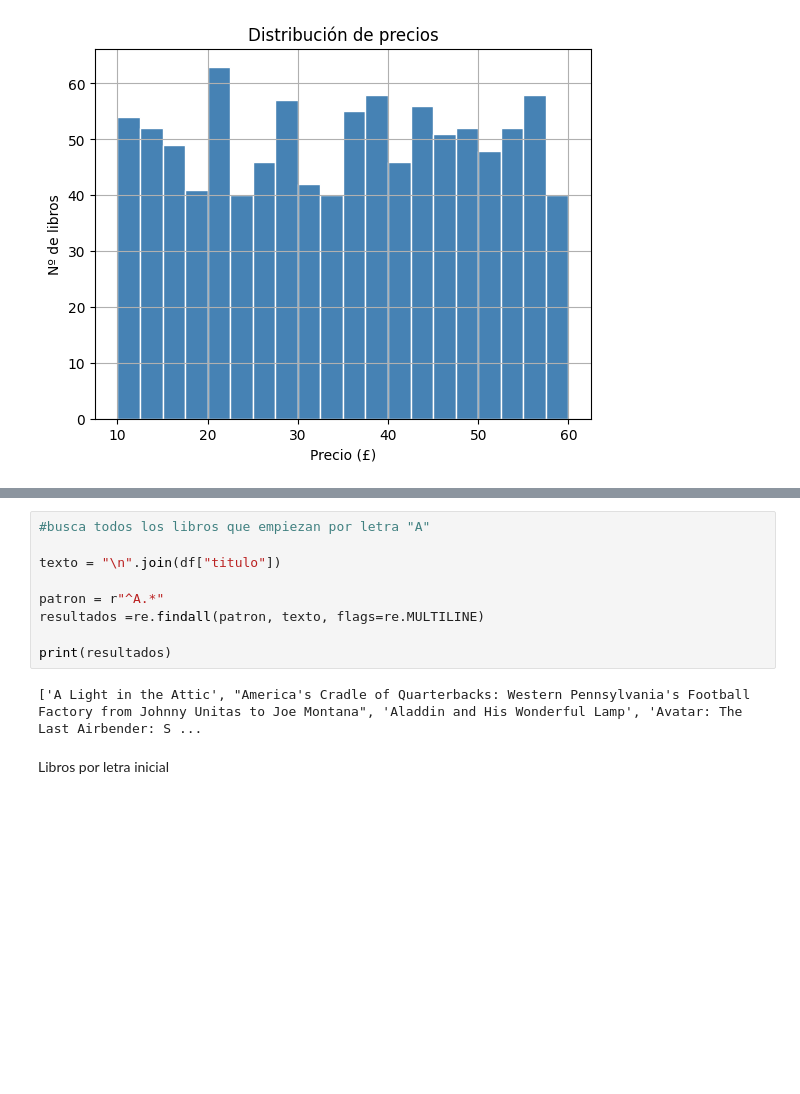
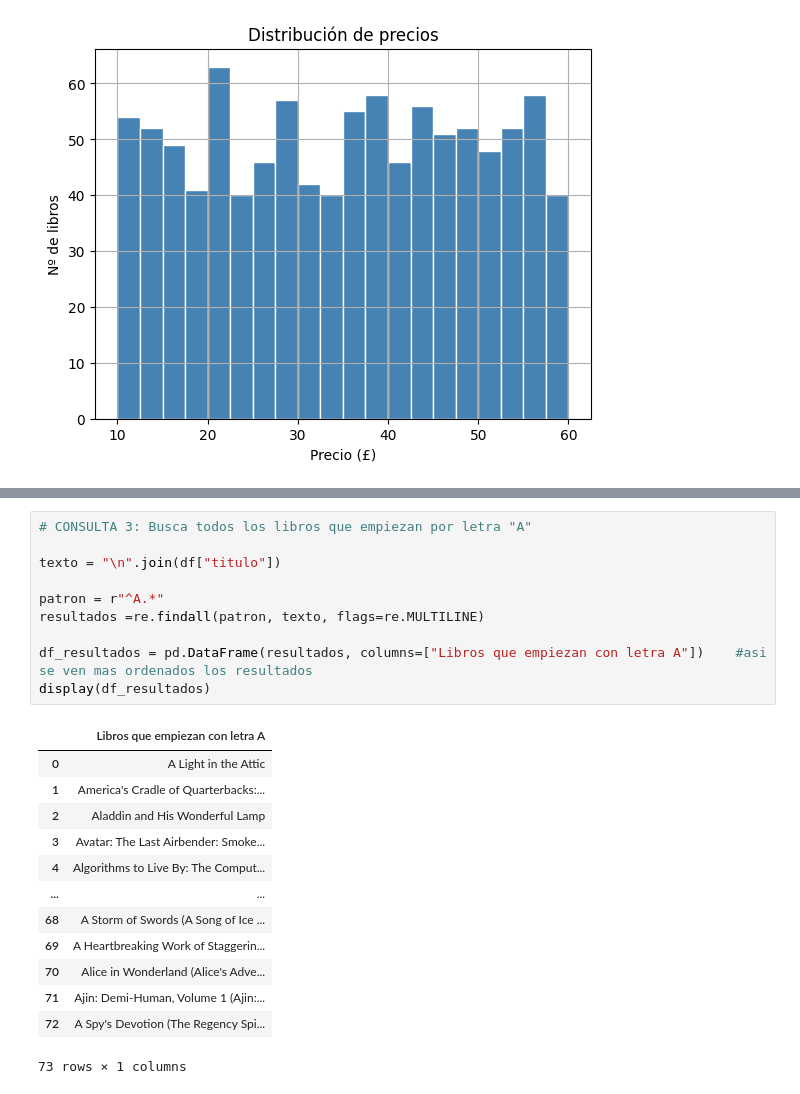
Before and after one commit to AgataSzlufcik/WebScrapping, a Jupyter notebook: escrapeando.ipynb, the cells around one changed output, grey strips where cells are left out. Saved outputs shown, nothing was run; the diff lists cells and outputs as text; blank space fills up the shorter version.

```diff
--- a/escrapeando.ipynb
+++ b/escrapeando.ipynb
@@ -179,14 +186,25 @@ print(resultados)
 # %%
-#busca todos los libros que empiezan por letra "A"
+# CONSULTA 3: Busca todos los libros que empiezan por letra "A"
 
 texto = "\n".join(df["titulo"])
 
 patron = r"^A.*"
 resultados =re.findall(patron, texto, flags=re.MULTILINE)
 
-print(resultados)
+df_resultados = pd.DataFrame(resultados, columns=["Libros que empiezan con letra A"])    #asi se ven mas ordenados los resultados
+display(df_resultados)
 # %% [output]
+|  | Libros que empiezan con letra A |
+| 0 | A Light in the Attic |
+| 1 | America's Cradle of Quarterbacks:... |
+| 2 | Aladdin and His Wonderful Lamp |
+| 3 | Avatar: The Last Airbender: Smoke... |
+| 4 | Algorithms to Live By: The Comput... |
+| ... | ... |
+| 68 | A Storm of Swords (A Song of Ice ... |
+| 69 | A Heartbreaking Work of Staggerin... |
+| 70 | Alice in Wonderland (Alice's Adve... |
+| 71 | Ajin: Demi-Human, Volume 1 (Ajin:... |
+| 72 | A Spy's Devotion (The Regency Spi... |
-['A Light in the Attic', "America's Cradle of Quarterbacks: Western Pennsylvania's Football Factory from Johnny Unitas to Joe Montana", 'Aladdin and His Wonderful Lamp', 'Avatar: The Last Airbender: S ...
+73 rows × 1 columns
-# %% [markdown]
-Libros por letra inicial
 # %%
```
Also changed, not shown: parts of 6 cells of this notebook.
